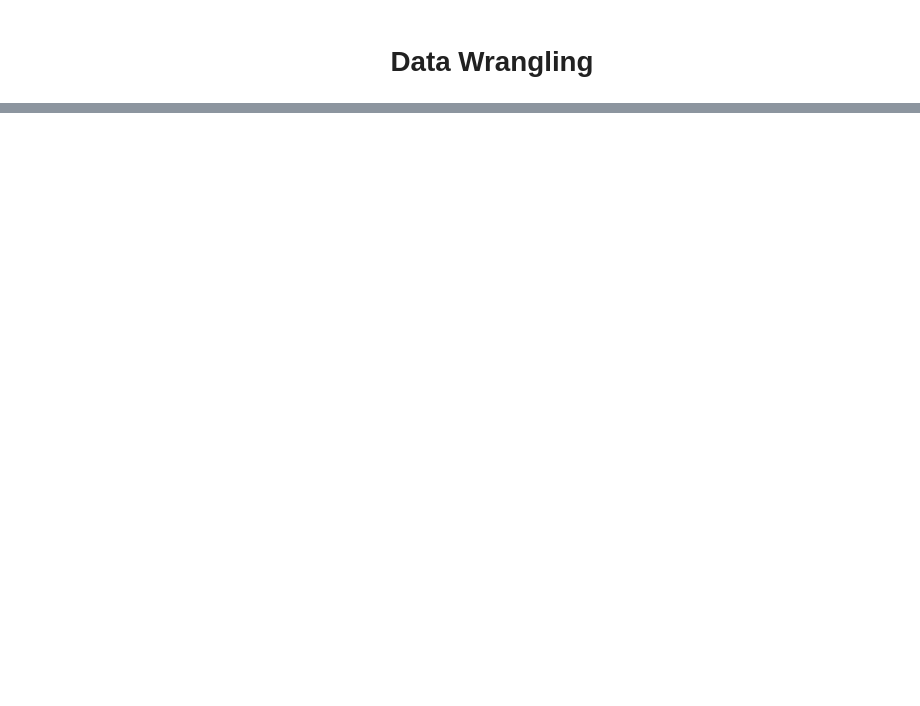
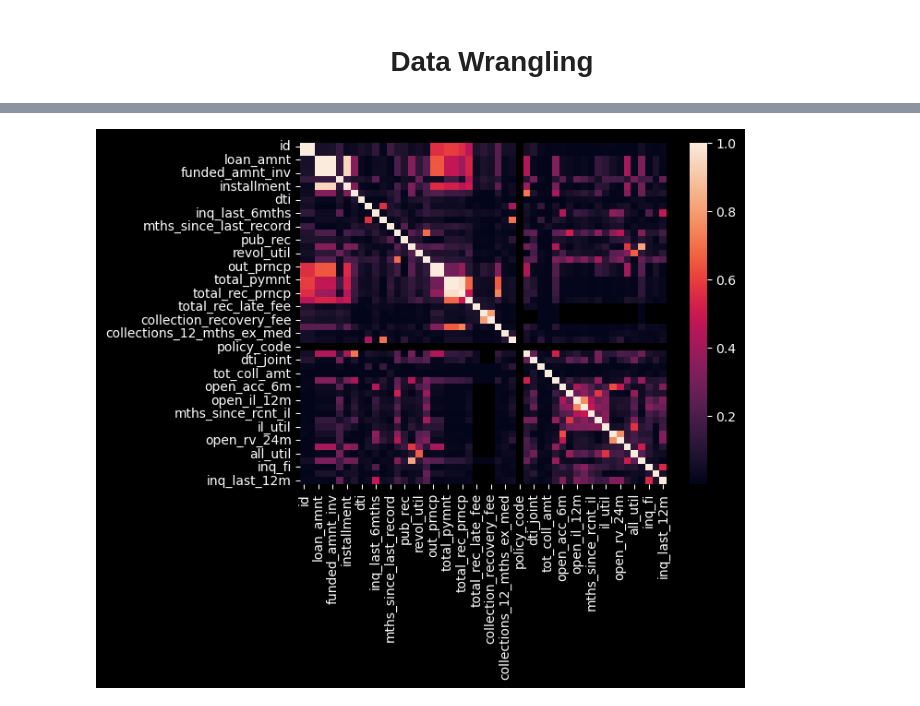
Before and after one commit to Jewdah18/Loan-Default-Risk, a Jupyter notebook: notebooks/Data Wrangling.ipynb, the cells around one changed output, grey strips where cells are left out. Drawn from its saved outputs; the diff is of its cells as text; code cells hidden in the pictures; blank space fills up the shorter version.

```diff
--- a/notebooks/Data Wrangling.ipynb
+++ b/notebooks/Data Wrangling.ipynb
@@ -5,0 +3,12 @@ import pandas as pd
+# %%
+import os
+import warnings
+
+import pandas as pd
+
+import matplotlib.pyplot as plt
+import seaborn as sns
+
+pd.set_option('display.max_columns', None)
+
+plt.style.use('dark_background')
@@ -23,0 +116,2 @@ loan.head()
+# %%
+loan = loan.drop(['id', 'member_id', 'url', 'emp_title'], axis = 1)
@@ -23,0 +126,3 @@ loan.head()
+# %%
+loan['term'] = loan['term'].str.replace(' 36 months','3').str.replace( ' 60 months', '5').astype('int')
+loan['term']
@@ -27,0 +240,4 @@ loan.shape
+# %%
+sns.heatmap(abs(loan.corr(numeric_only = True)));
+# %% [output]
+[figure, added]
```
Also changed, not shown: parts of 25 cells of this notebook.
